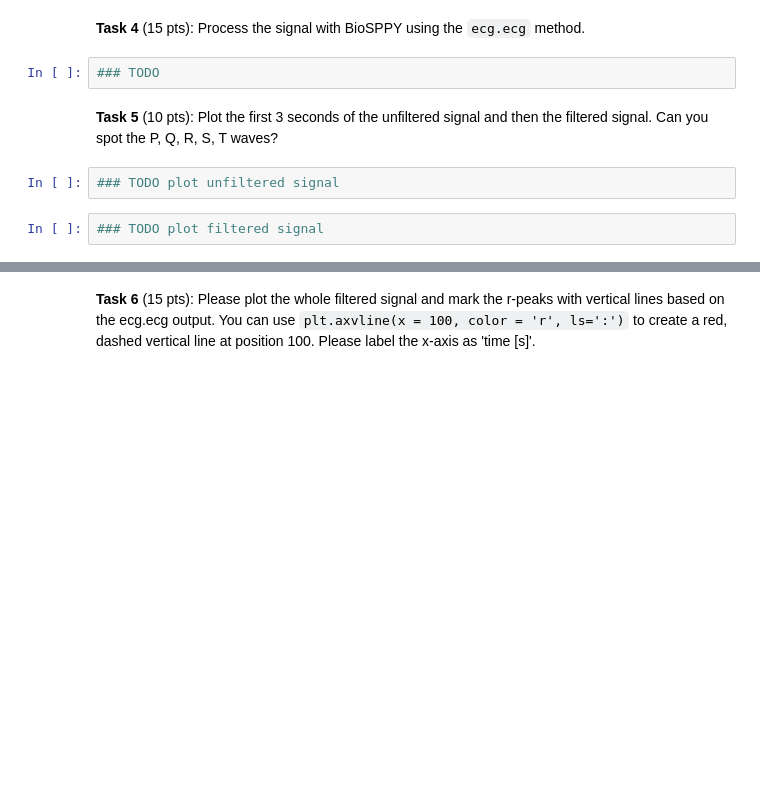
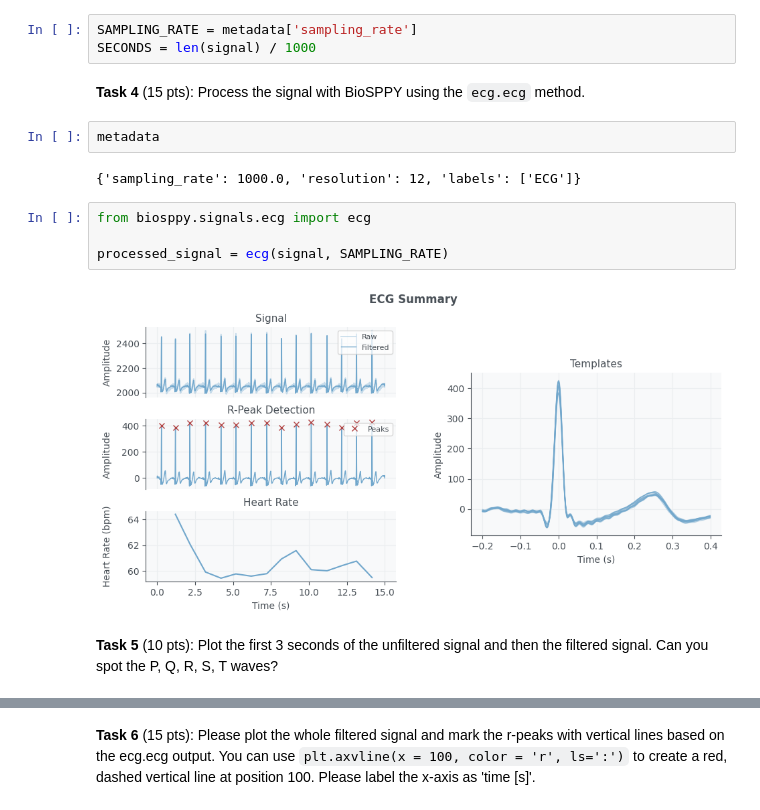
Before and after one commit to aidanrem/cs666student, a Jupyter notebook: CS666_Assignment_1.ipynb, the cells around one changed output, grey strips where cells are left out. Saved outputs shown, nothing was run; the diff lists cells and outputs as text; blank space fills up the shorter version.

```diff
--- a/CS666_Assignment_1.ipynb
+++ b/CS666_Assignment_1.ipynb
@@ -25,10 +50,17 @@ SECONDS = 0 ### TODO!
+# %%
+SAMPLING_RATE = metadata['sampling_rate']
+SECONDS = len(signal) / 1000
 # %% [markdown]
 **Task 4** (15 pts): Process the signal with BioSPPY using the `ecg.ecg` method.
-# %%
-### TODO
+# %%
+metadata
+# %% [output]
+{'sampling_rate': 1000.0, 'resolution': 12, 'labels': ['ECG']}
+# %%
+from biosppy.signals.ecg import ecg
+
+processed_signal = ecg(signal, SAMPLING_RATE)
+# %% [output]
+[figure, added]
 # %% [markdown]
 **Task 5** (10 pts): Plot the first 3 seconds of the unfiltered signal and then the filtered signal. Can you spot the P, Q, R, S, T waves?
-# %%
-### TODO plot unfiltered signal
-# %%
-### TODO plot filtered signal
```
Also changed, not shown: parts of 9 cells of this notebook.
